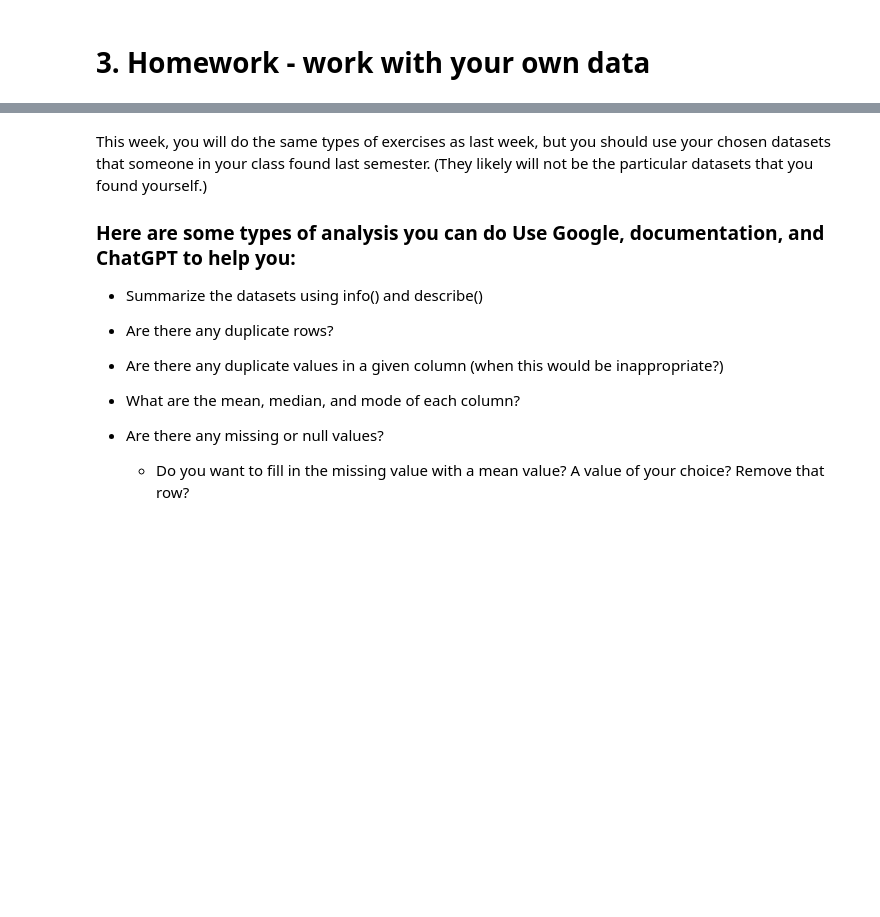
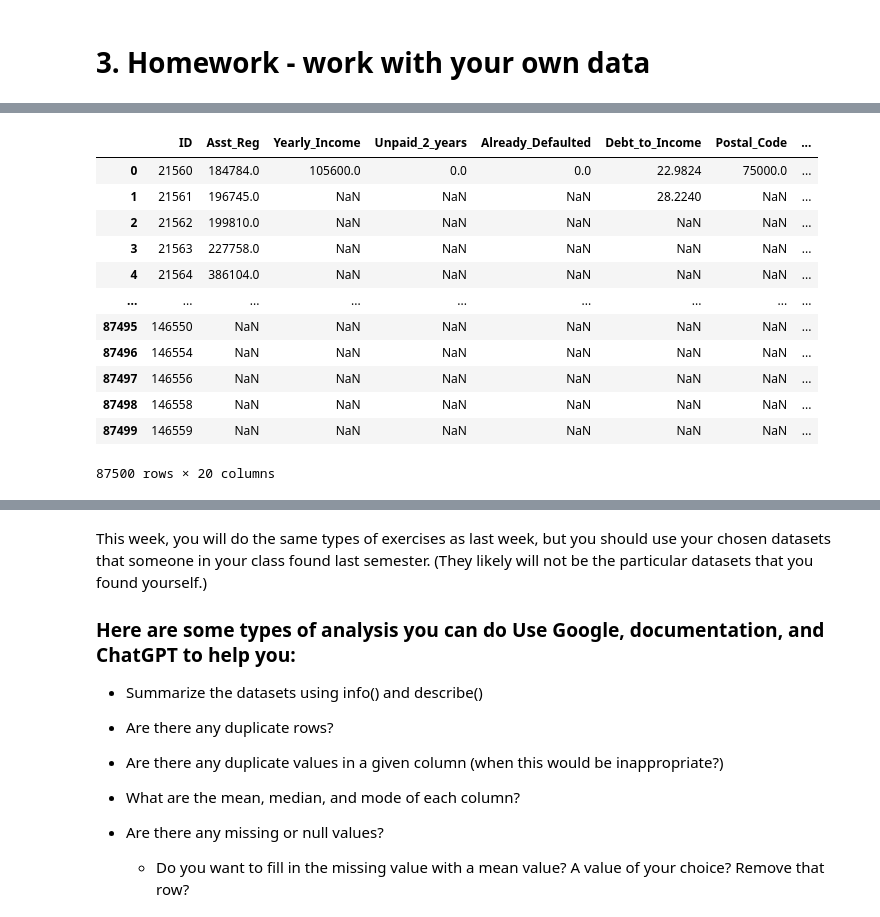
Before and after one commit to makenna-e/bu-cds-dx699s-summer-2025-assignments, a Jupyter notebook: OMDS-ModB2-Week2-Ehrlich-Makenna.ipynb, the cells around one changed output, grey strips where cells are left out. Drawn from its saved outputs; the diff is of its cells as text; code cells hidden in the pictures; blank space fills up the shorter version.

```diff
--- a/OMDS-ModB2-Week2-Ehrlich-Makenna.ipynb
+++ b/OMDS-ModB2-Week2-Ehrlich-Makenna.ipynb
@@ -31,0 +126,16 @@ from datetime import datetime, timedelta
+# %%
+df_loan.mode(numeric_only=True)
+# %% [output]
+|  | ID | Asst_Reg | Yearly_Income | Unpaid_2_years | Already_Defaulted | Debt_to_Income | Postal_Code | ... |
+| 0 | 21560 | 184784.0 | 105600.0 | 0.0 | 0.0 | 22.9824 | 75000.0 | ... |
+| 1 | 21561 | 196745.0 | NaN | NaN | NaN | 28.2240 | NaN | ... |
+| 2 | 21562 | 199810.0 | NaN | NaN | NaN | NaN | NaN | ... |
+| 3 | 21563 | 227758.0 | NaN | NaN | NaN | NaN | NaN | ... |
+| 4 | 21564 | 386104.0 | NaN | NaN | NaN | NaN | NaN | ... |
+| ... | ... | ... | ... | ... | ... | ... | ... | ... |
+| 87495 | 146550 | NaN | NaN | NaN | NaN | NaN | NaN | ... |
+| 87496 | 146554 | NaN | NaN | NaN | NaN | NaN | NaN | ... |
+| 87497 | 146556 | NaN | NaN | NaN | NaN | NaN | NaN | ... |
+| 87498 | 146558 | NaN | NaN | NaN | NaN | NaN | NaN | ... |
+| 87499 | 146559 | NaN | NaN | NaN | NaN | NaN | NaN | ... |
+87500 rows × 20 columns
```
Also changed, not shown: parts of 11 cells of this notebook.
